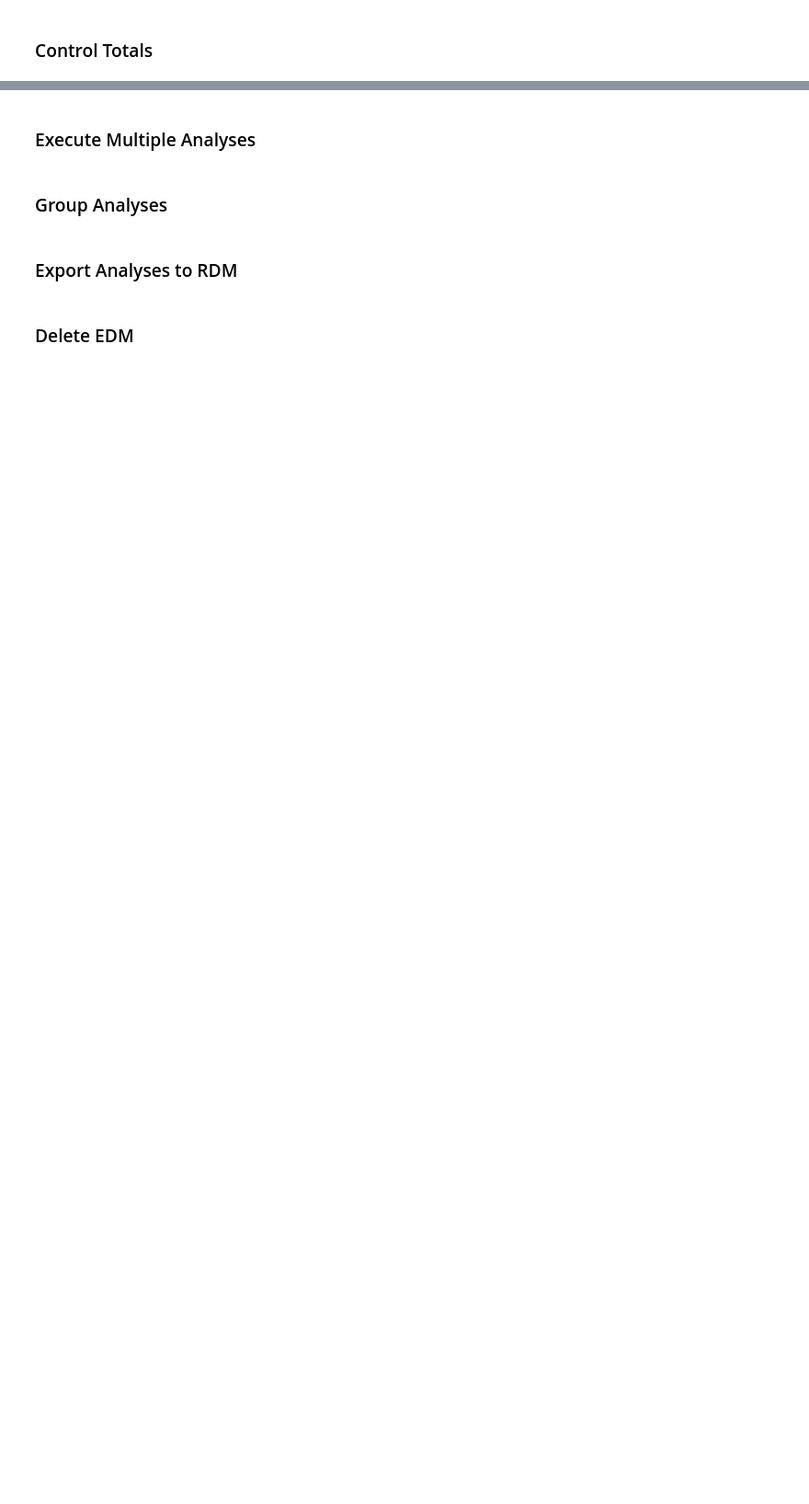
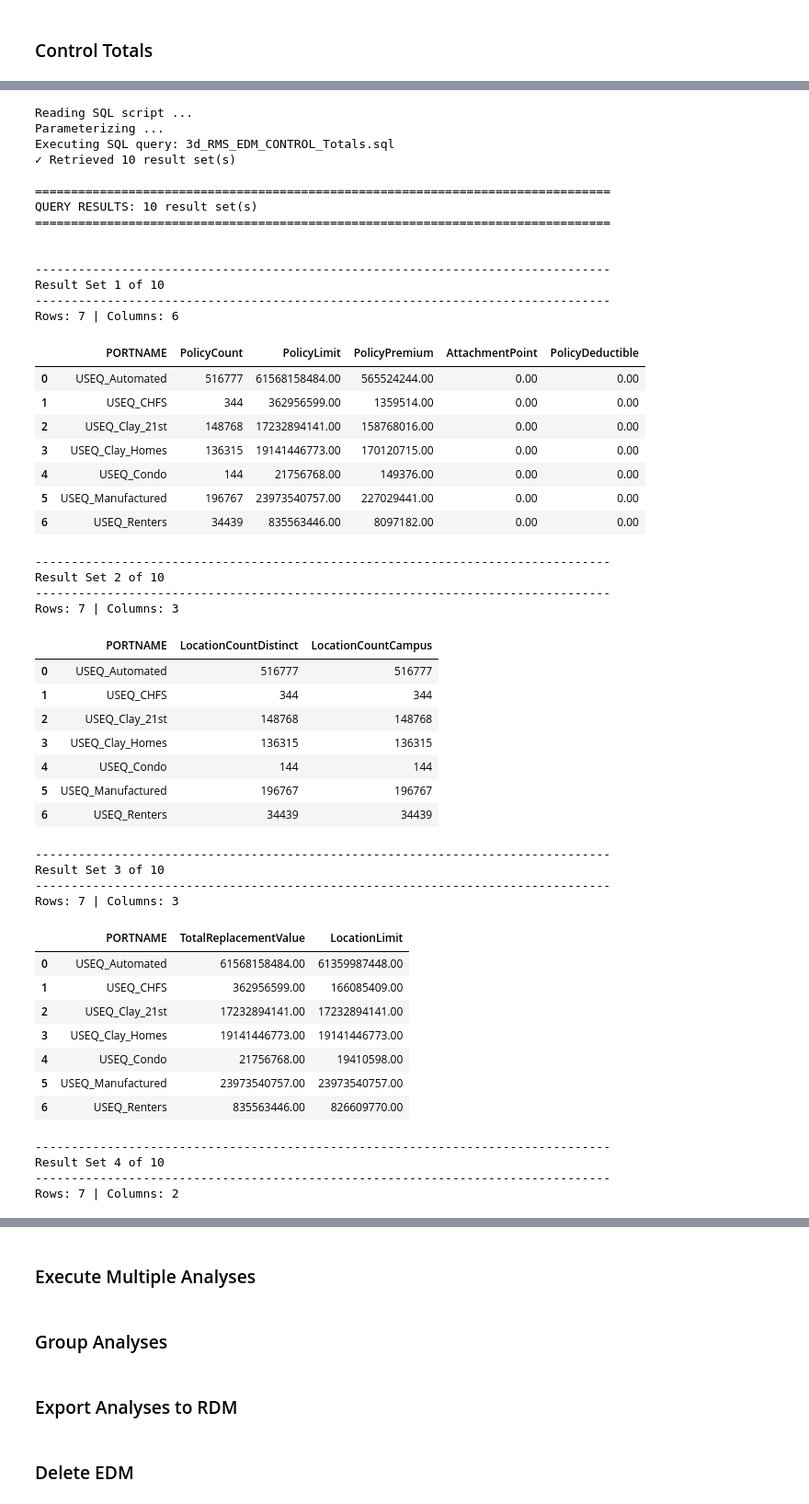
Before and after one commit to anilvenu/irp-notebook-framework, a Jupyter notebook: workspace/workflows/_Tools/IRP Integration/IRP_Integration_Demo.ipynb, the cells around one changed output, grey strips where cells are left out. Shown: that part at 92% size. Cells and saved outputs as stored; diff of their text form; code cells hidden in the pictures; blank space fills up the shorter version.

```diff
--- a/workspace/workflows/_Tools/IRP Integration/IRP_Integration_Demo.ipynb
+++ b/workspace/workflows/_Tools/IRP Integration/IRP_Integration_Demo.ipynb
@@ -250,23 +314,68 @@ print(json.dumps(irp_client.portfolio.poll_geohaz_job_batch_to_completion(geohaz
 # %%
-edms = irp_client.edm.search_edms(filter=f"exposureName=\"{edm_name}\"")
-if (len(edms) != 1):
-    raise Exception(f"Found {len(edms)} EDMs with name {edm_name}; expected 1")
-edm = edms[0]
-edm_full_name = edm['databaseName']
-print(f'Workspace EDM Full Name: {edm_full_name}')
-print()
+# EDM Control Totals
 
 sql_script_name = '3d_RMS_EDM_CONTROL_Totals.sql'
 params = {
-    "WORKSPACE_EDM": edm_full_name,
+    "WORKSPACE_EDM": workspace_edm_full_name,
     "CYCLE_TYPE": cycle_type,
     "DATE_VALUE": date_value
 }
 
 result = execute_query_from_file(
     file_path = f'control_totals/{sql_script_name}',
     params = params,
     connection = connection_name
 )
 
 display_result_sets(result)
+# %% [output]
+Reading SQL script ...
+Parameterizing ...
+Executing SQL query: 3d_RMS_EDM_CONTROL_Totals.sql
+✓ Retrieved 10 result set(s)
+
+================================================================================
+QUERY RESULTS: 10 result set(s)
+================================================================================
+
+
+--------------------------------------------------------------------------------
+Result Set 1 of 10
+--------------------------------------------------------------------------------
+Rows: 7 | Columns: 6
+|  | PORTNAME | PolicyCount | PolicyLimit | PolicyPremium | AttachmentPoint | PolicyDeductible |
+| 0 | USEQ_Automated | 516777 | 61568158484.00 | 565524244.00 | 0.00 | 0.00 |
+| 1 | USEQ_CHFS | 344 | 362956599.00 | 1359514.00 | 0.00 | 0.00 |
+| 2 | USEQ_Clay_21st | 148768 | 17232894141.00 | 158768016.00 | 0.00 | 0.00 |
+| 3 | USEQ_Clay_Homes | 136315 | 19141446773.00 | 170120715.00 | 0.00 | 0.00 |
+| 4 | USEQ_Condo | 144 | 21756768.00 | 149376.00 | 0.00 | 0.00 |
+| 5 | USEQ_Manufactured | 196767 | 23973540757.00 | 227029441.00 | 0.00 | 0.00 |
+| 6 | USEQ_Renters | 34439 | 835563446.00 | 8097182.00 | 0.00 | 0.00 |
+--------------------------------------------------------------------------------
+Result Set 2 of 10
+--------------------------------------------------------------------------------
+Rows: 7 | Columns: 3
+|  | PORTNAME | LocationCountDistinct | LocationCountCampus |
+| 0 | USEQ_Automated | 516777 | 516777 |
+| 1 | USEQ_CHFS | 344 | 344 |
+| 2 | USEQ_Clay_21st | 148768 | 148768 |
+| 3 | USEQ_Clay_Homes | 136315 | 136315 |
+| 4 | USEQ_Condo | 144 | 144 |
+| 5 | USEQ_Manufactured | 196767 | 196767 |
+| 6 | USEQ_Renters | 34439 | 34439 |
+--------------------------------------------------------------------------------
+Result Set 3 of 10
+--------------------------------------------------------------------------------
+Rows: 7 | Columns: 3
+|  | PORTNAME | TotalReplacementValue | LocationLimit |
+| 0 | USEQ_Automated | 61568158484.00 | 61359987448.00 |
+| 1 | USEQ_CHFS | 362956599.00 | 166085409.00 |
+| 2 | USEQ_Clay_21st | 17232894141.00 | 17232894141.00 |
+| 3 | USEQ_Clay_Homes | 19141446773.00 | 19141446773.00 |
+| 4 | USEQ_Condo | 21756768.00 | 19410598.00 |
+| 5 | USEQ_Manufactured | 23973540757.00 | 23973540757.00 |
+| 6 | USEQ_Renters | 835563446.00 | 826609770.00 |
+--------------------------------------------------------------------------------
+Result Set 4 of 10
+--------------------------------------------------------------------------------
+Rows: 7 | Columns: 2
```
Also changed, not shown: parts of 15 cells of this notebook, 8 other files.
